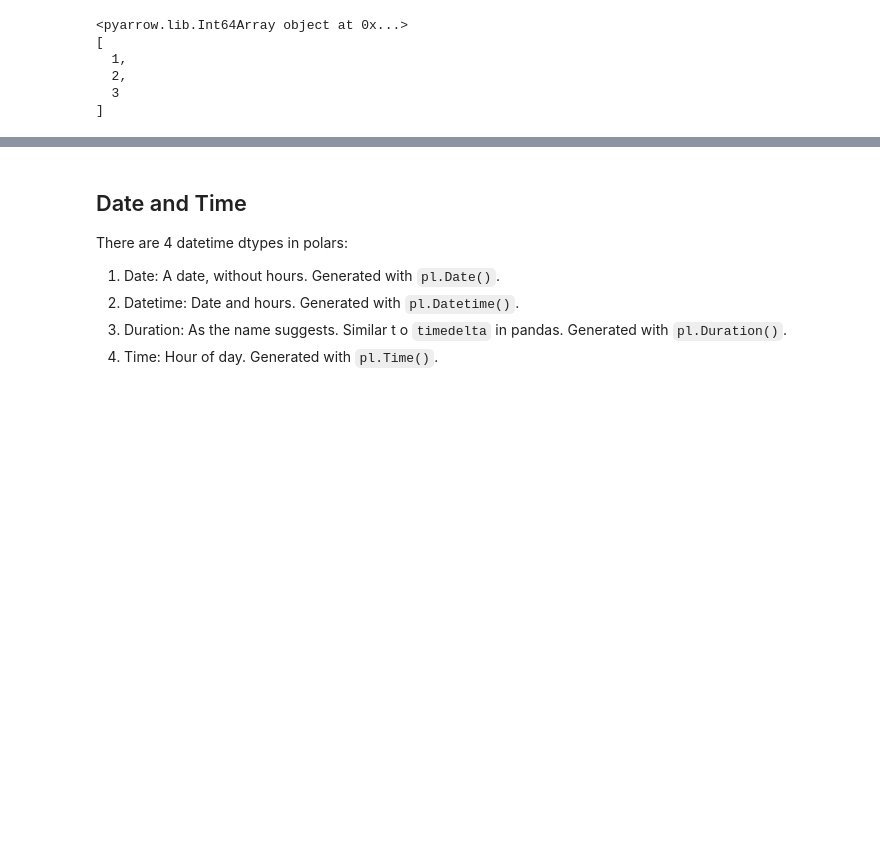
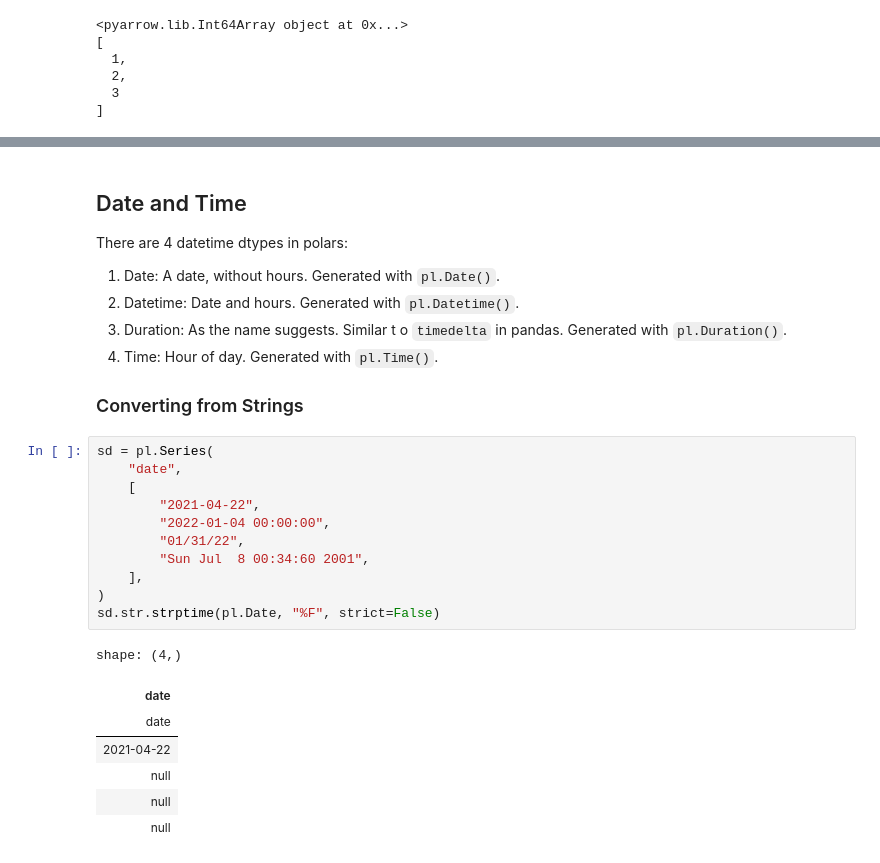
Before and after one commit to johnros/polars_demo, a Jupyter notebook: polars_to_preview.ipynb, the cells around one changed output, grey strips where cells are left out. Saved outputs shown, nothing was run; the diff lists cells and outputs as text; blank space fills up the shorter version.

```diff
--- a/polars_to_preview.ipynb
+++ b/polars_to_preview.ipynb
@@ -1241,3 +1524,25 @@ There are 4 datetime dtypes in polars:
 2. Datetime: Date and hours. Generated with `pl.Datetime()`.
 3. Duration: As the name suggests. Similar t o `timedelta` in pandas. Generated with `pl.Duration()`.
 4. Time: Hour of day. Generated with `pl.Time()`.
+
+
+### Converting from Strings
+# %%
+sd = pl.Series(
+    "date",
+    [
+        "2021-04-22",
+        "2022-01-04 00:00:00",
+        "01/31/22",
+        "Sun Jul  8 00:34:60 2001",
+    ],
+)
+sd.str.strptime(pl.Date, "%F", strict=False)
+# %% [output]
+shape: (4,)
+| date |
+| date |
+| 2021-04-22 |
+| null |
+| null |
+| null |
```
Also changed, not shown: parts of 110 cells of this notebook, 1 other file.
